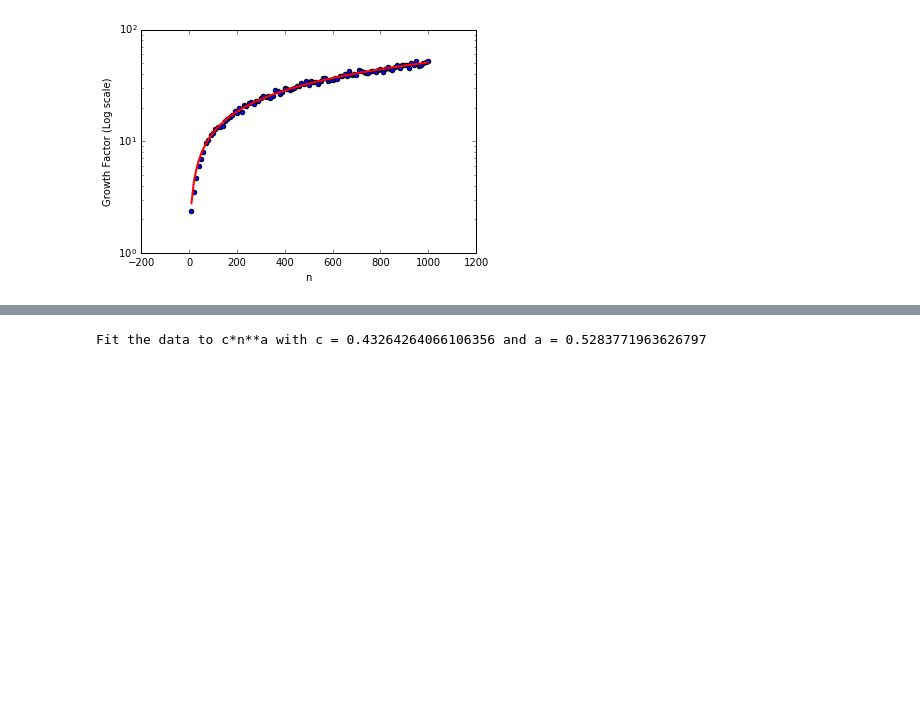
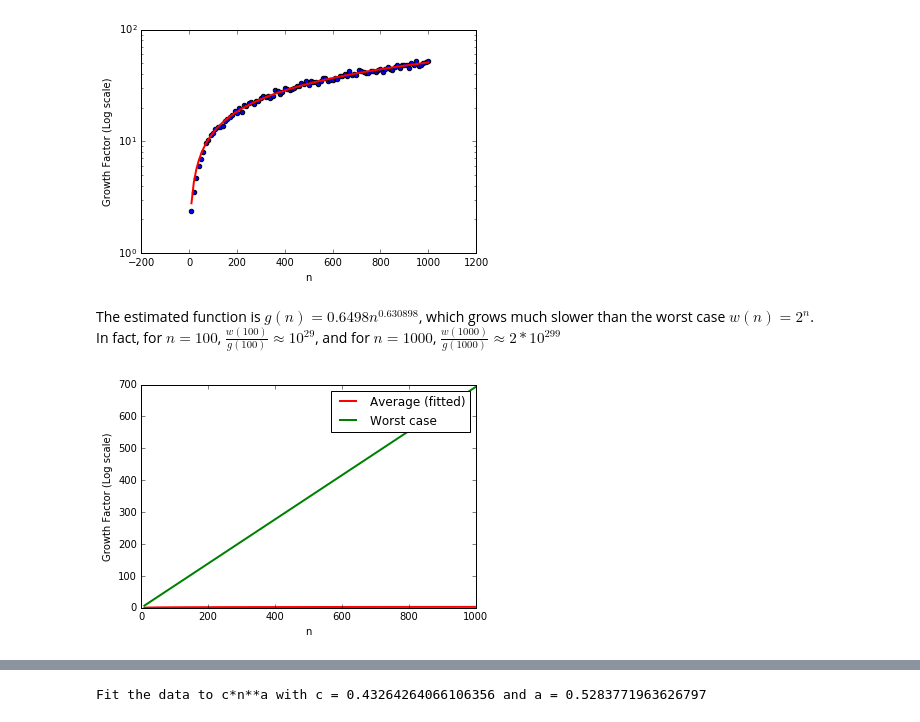
Before and after one commit to m4wright/math387lab2, a Jupyter notebook: lab2.ipynb, the cells around one changed output, grey strips where cells are left out. Saved outputs shown, nothing was run; the diff lists cells and outputs as text; code cells hidden in the pictures; blank space fills up the shorter version.

```diff
--- a/lab2.ipynb
+++ b/lab2.ipynb
@@ -57,3 +92,15 @@ plt.show()
 # %% [output]
 Fit the data to c*n**a with c = 0.6498059572954935 and a = 0.6308986987115381
 [figure]
+# %% [markdown]
+The estimated function is $g(n) = 0.6498n^{0.630898}$, which grows much slower than the worst case $w(n) = 2^n$.
+In fact, for $n = 100$, $\frac{w(100)}{g(100)} \approx 10^{29}$, and for $n = 1000$, $\frac{w(1000)}{g(1000)} \approx 2*10^{299}$
+# %%
+plt.plot(n_range, [np.log(c) + a*np.log(n) for n in n_range], color='r', linewidth=2.0, label='Average (fitted)')
+plt.plot(n_range, [n*np.log(2) for n in n_range], color='g', linewidth=2.0, label='Worst case')
+plt.xlabel('n')
+plt.ylabel('Growth Factor (Log scale)')
+plt.legend()
+plt.show()
+# %% [output]
+[figure, added]
```
Also changed, not shown: parts of 13 cells of this notebook.
